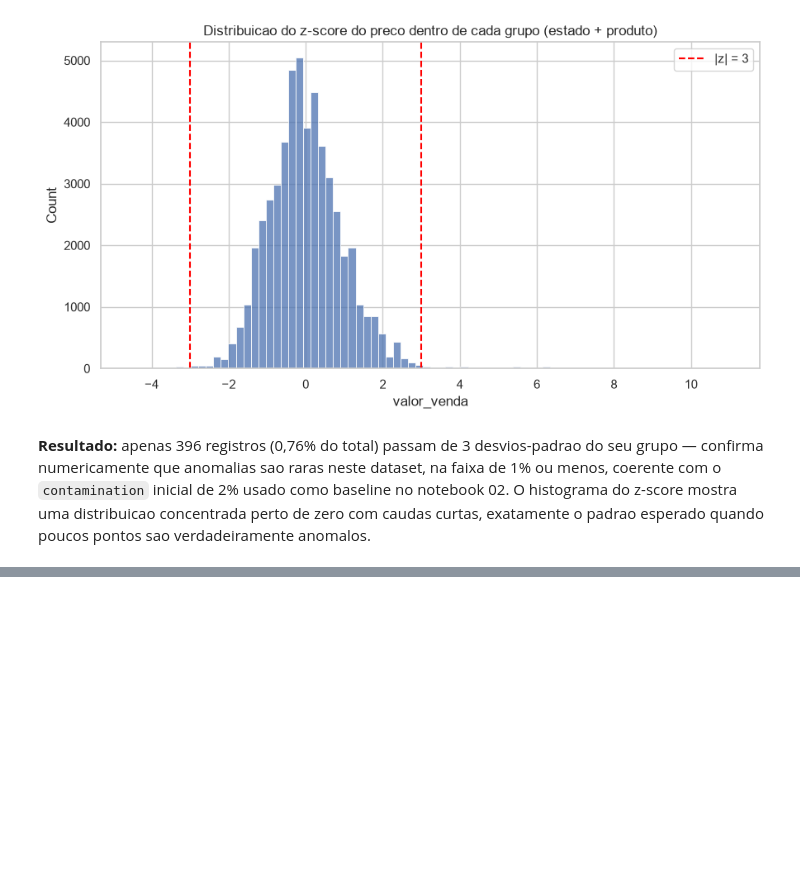
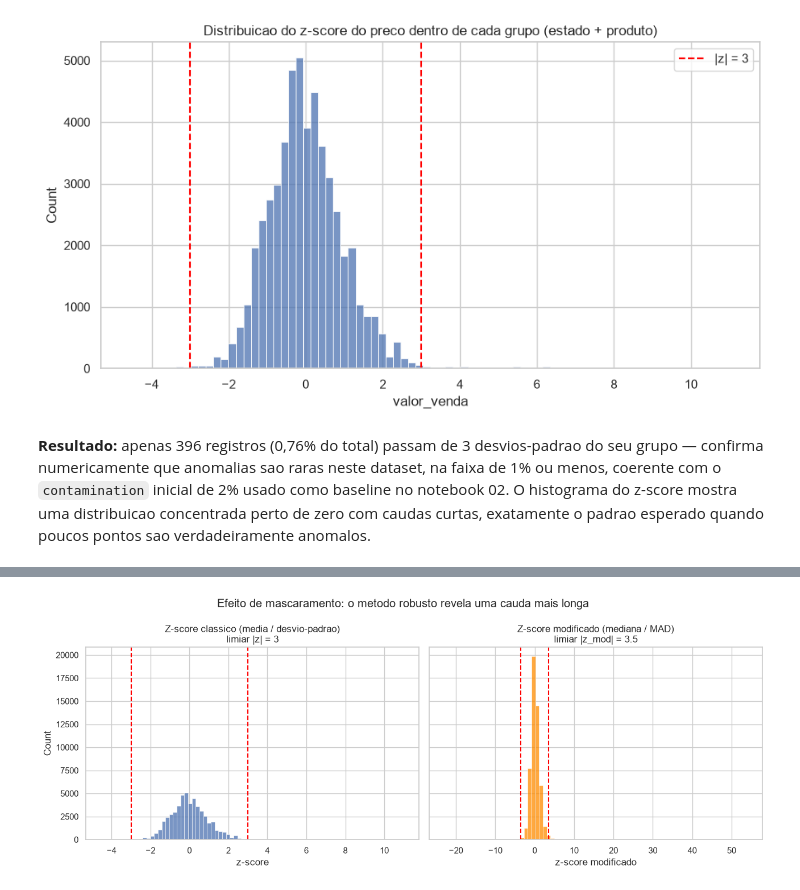
Before and after one commit to ejunior029/anp-fuel-price-anomaly-detection, a Jupyter notebook: notebooks/01_EDA.ipynb, the cells around one changed output, grey strips where cells are left out. Cells and saved outputs as stored; diff of their text form; code cells hidden in the pictures; blank space fills up the shorter version.

```diff
--- a/notebooks/01_EDA.ipynb
+++ b/notebooks/01_EDA.ipynb
@@ -261,0 +358,9 @@ plt.show()
+# %%
+mediana_grupo = grupo.transform('median')
+mad_grupo = grupo.transform(lambda x: stats.median_abs_deviation(x, scale=1.0))
+
+z_modificado = 0.6745 * (df['valor_venda'] - mediana_grupo) / mad_grupo
+flag_robusto = z_modificado.abs() > 3.5
+
+print('Registros com |z-score modificado| > 3.5:', flag_robusto.sum(), f'({flag_robusto.mean():.2%} do total)')
+print('Para comparacao, o z-score classico (secao anterior) marcou:', (z_score.abs() > 3).sum())
@@ -261,0 +374,21 @@ plt.show()
+# %%
+fig, eixos = plt.subplots(1, 2, figsize=(13, 5), sharey=True)
+
+sns.histplot(z_score.dropna(), bins=80, ax=eixos[0])
+eixos[0].axvline(3, color='red', ls='--')
+eixos[0].axvline(-3, color='red', ls='--')
+eixos[0].set_title('Z-score classico (media / desvio-padrao)\nlimiar |z| = 3')
+eixos[0].set_xlabel('z-score')
+
+sns.histplot(z_modificado.replace([np.inf, -np.inf], np.nan).dropna(), bins=80, ax=eixos[1], color='darkorange')
+eixos[1].axvline(3.5, color='red', ls='--')
+eixos[1].axvline(-3.5, color='red', ls='--')
+eixos[1].set_title('Z-score modificado (mediana / MAD)\nlimiar |z_mod| = 3.5')
+eixos[1].set_xlabel('z-score modificado')
+
+fig.suptitle('Efeito de mascaramento: o metodo robusto revela uma cauda mais longa')
+plt.tight_layout()
+plt.savefig('../reports/eda_comparacao_zscore_classico_vs_robusto.png', dpi=120)
+plt.show()
+# %% [output]
+[figure, added]
```
Also changed, not shown: parts of 19 cells of this notebook, 1 other file.
